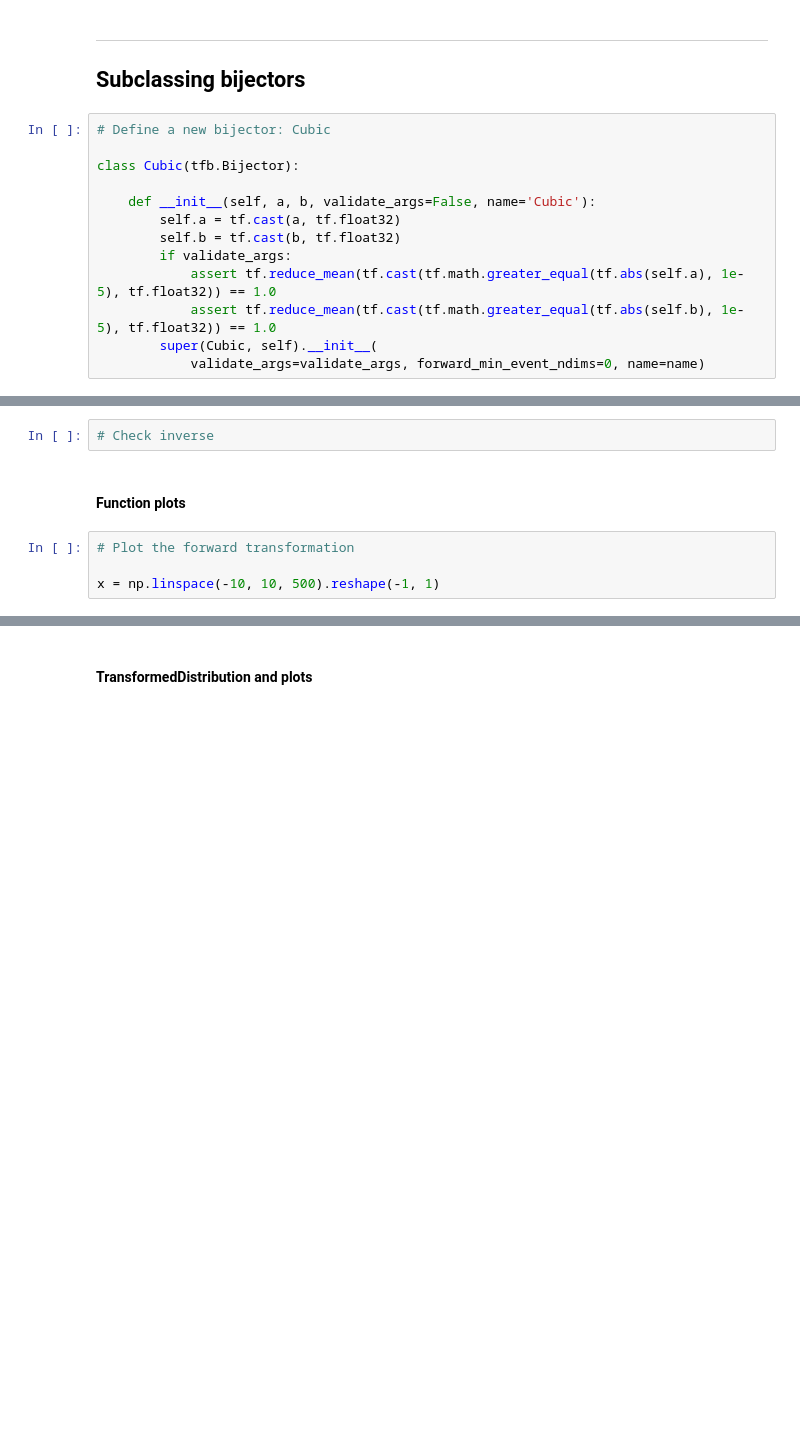
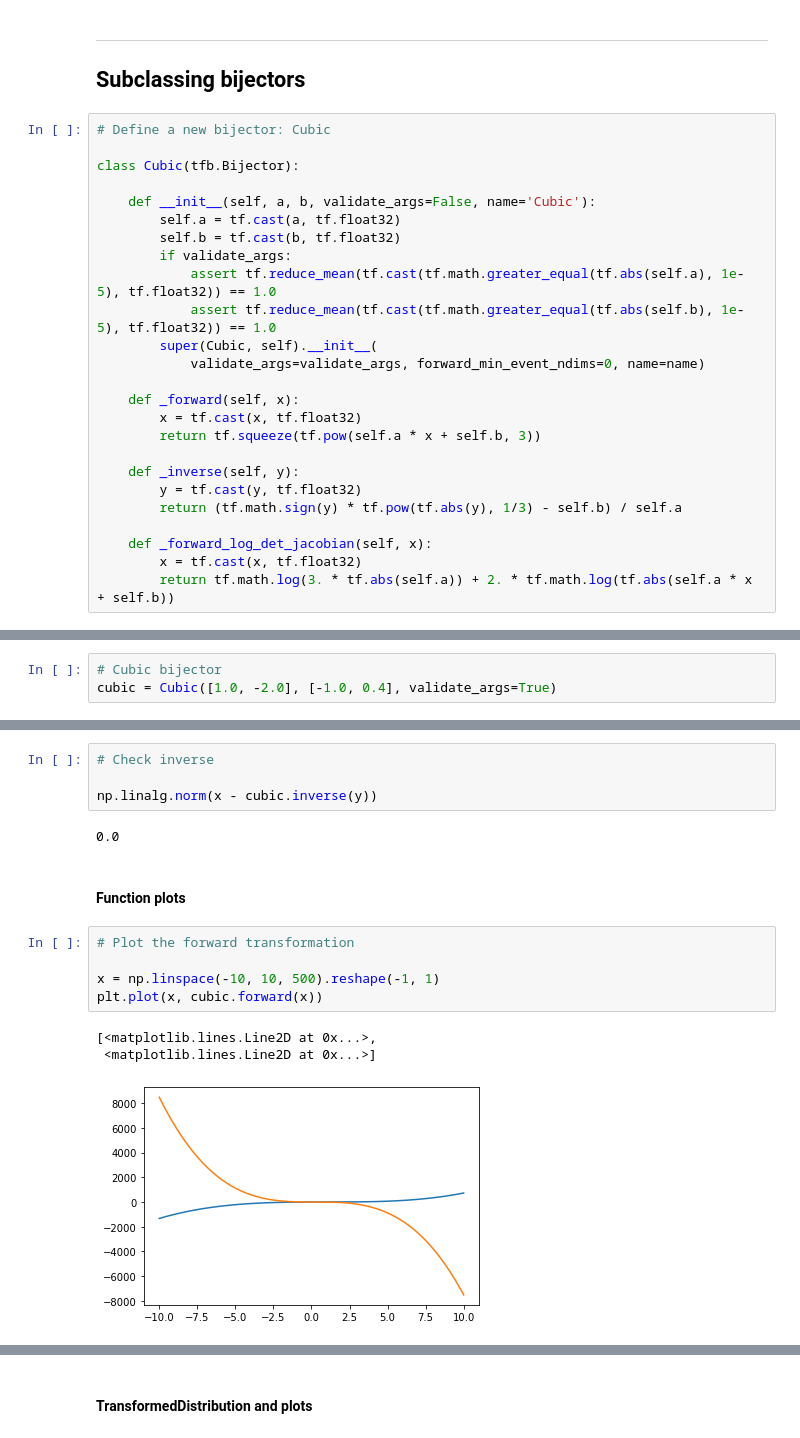
Before and after one commit to gowrishankarin/data_science, a Jupyter notebook: coursera/tf2_4_dl/c3_probabilistic_dl/w03/003_coding_tutorial.ipynb, the cells around one changed output, grey strips where cells are left out. Cells and saved outputs as stored; diff of their text form; blank space fills up the shorter version.

Commit message:
TF2_2_DL: W3, Bijectors course work.

```diff
--- a/coursera/tf2_4_dl/c3_probabilistic_dl/w03/003_coding_tutorial.ipynb
+++ b/coursera/tf2_4_dl/c3_probabilistic_dl/w03/003_coding_tutorial.ipynb
@@ -255,3 +342,15 @@ class Cubic(tfb.Bijector):
             assert tf.reduce_mean(tf.cast(tf.math.greater_equal(tf.abs(self.b), 1e-5), tf.float32)) == 1.0
         super(Cubic, self).__init__(
             validate_args=validate_args, forward_min_event_ndims=0, name=name)
+
+    def _forward(self, x):
+        x = tf.cast(x, tf.float32)
+        return tf.squeeze(tf.pow(self.a * x + self.b, 3))
+
+    def _inverse(self, y):
+        y = tf.cast(y, tf.float32)
+        return (tf.math.sign(y) * tf.pow(tf.abs(y), 1/3) - self.b) / self.a
+
+    def _forward_log_det_jacobian(self, x):
+        x = tf.cast(x, tf.float32)
+        return tf.math.log(3. * tf.abs(self.a)) + 2. * tf.math.log(tf.abs(self.a * x + self.b))
@@ -261,0 +357,3 @@ class Cubic(tfb.Bijector):
+# %%
+# Cubic bijector
+cubic = Cubic([1.0, -2.0], [-1.0, 0.4], validate_args=True)
@@ -262,10 +369,19 @@ class Cubic(tfb.Bijector):
 # %%
 # Check inverse
+
+np.linalg.norm(x - cubic.inverse(y))
+# %% [output]
+0.0
 # %% [markdown]
 #### Function plots
 # %%
 # Plot the forward transformation
 
 x = np.linspace(-10, 10, 500).reshape(-1, 1)
+plt.plot(x, cubic.forward(x))
+# %% [output]
+[<matplotlib.lines.Line2D at 0x...>,
+ <matplotlib.lines.Line2D at 0x...>]
+[figure, added]
 # %%
 # Display shape
```
Also changed, not shown: parts of 87 cells of this notebook, 2 other files.
